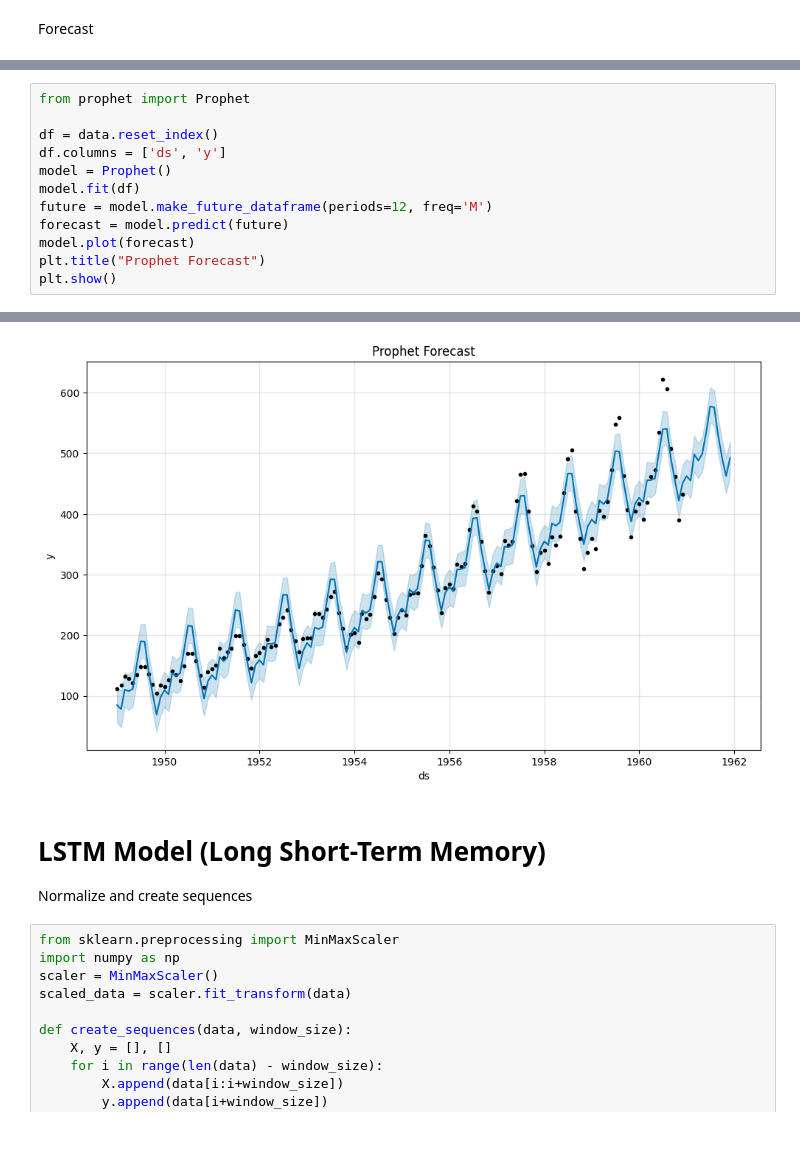
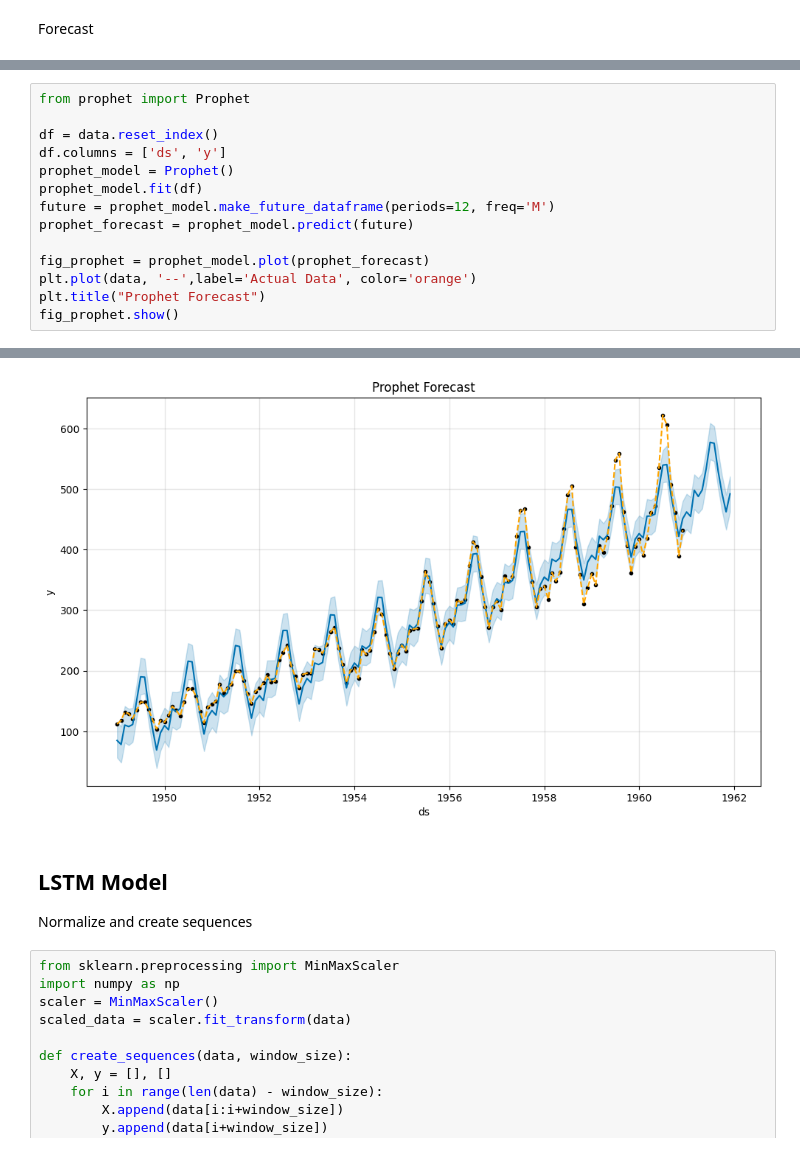
Before and after one commit to monoerea/twt-xnn-mlops, a Jupyter notebook: Exercises/Week 9/week_9_exercise.ipynb, the cells around one changed output, grey strips where cells are left out. Cells and saved outputs as stored; diff of their text form.

```diff
--- a/Exercises/Week 9/week_9_exercise.ipynb
+++ b/Exercises/Week 9/week_9_exercise.ipynb
@@ -132,11 +136,13 @@ from prophet import Prophet
 
 df = data.reset_index()
 df.columns = ['ds', 'y']
-model = Prophet()
-model.fit(df)
-future = model.make_future_dataframe(periods=12, freq='M')
-forecast = model.predict(future)
-model.plot(forecast)
+prophet_model = Prophet()
+prophet_model.fit(df)
+future = prophet_model.make_future_dataframe(periods=12, freq='M')
+prophet_forecast = prophet_model.predict(future)
+
+fig_prophet = prophet_model.plot(prophet_forecast)
+plt.plot(data, '--',label='Actual Data', color='orange')
 plt.title("Prophet Forecast")
-plt.show()
+fig_prophet.show()
 # %% [output]
@@ -145,6 +151,6 @@ plt.show()
-[figure, old version]
+[figure, new version]
 # %% [markdown]
-# LSTM Model (Long Short-Term Memory)
+## LSTM Model
  Normalize and create sequences
 # %%
 from sklearn.preprocessing import MinMaxScaler
```
Also changed, not shown: parts of 18 cells of this notebook.
